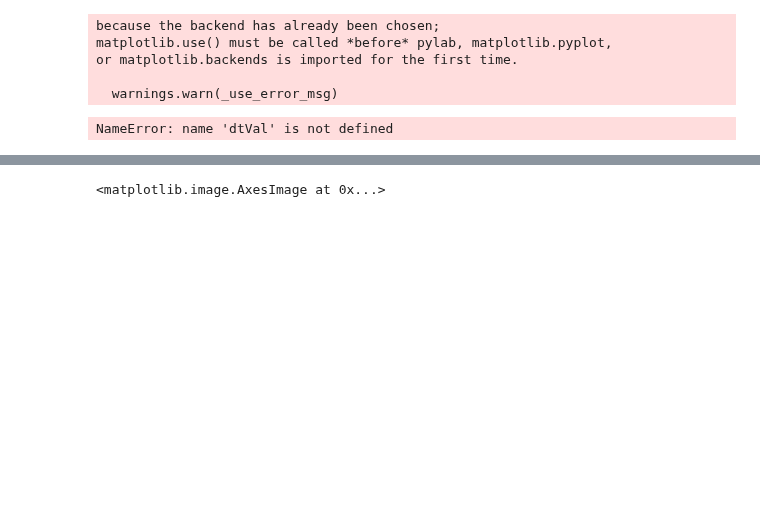
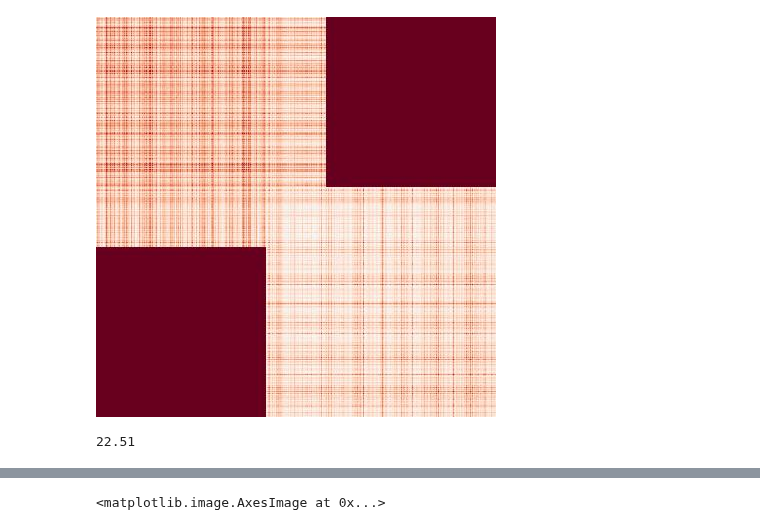
Before and after one commit to gpernelle/cortex, a Jupyter notebook: notebooks/2016-07-13_Task1-TF.ipynb, the cells around one changed output, grey strips where cells are left out. Saved outputs shown, nothing was run; the diff lists cells and outputs as text; code cells hidden in the pictures; blank space fills up the shorter version.

```diff
--- a/notebooks/2016-07-13_Task1-TF.ipynb
+++ b/notebooks/2016-07-13_Task1-TF.ipynb
@@ -213,10 +21,63 @@ dtVal = 0.25
-# %%
-from functionsTF import *
-runTFSimul(N,T)
-# %% [output]
-because the backend has already been chosen;
-matplotlib.use() must be called *before* pylab, matplotlib.pyplot,
-or matplotlib.backends is imported for the first time.
-
-  warnings.warn(_use_error_msg)
-NameError: name 'dtVal' is not defined
+# %%
+disp = False
+tauv = 15
+sG = 30
+
+### input 1: apple
+gpu = Tfnet(N=N,T=T, disp=disp, tauv=tauv, sG=sG)
+np.random.seed(2)
+apple = np.random.randint(0, 2, size=(T,1), dtype='int32')
+gpu.input = apple
+gpu.runTFSimul()
+apple_out = gpu.vvm[-1000:]
+
+
+### input 1: apple N200
+gpu = Tfnet(N=N//2,T=T, disp=disp, tauv=tauv, sG=sG)
+np.random.seed(2)
+apple = np.random.randint(0, 2, size=(T,1), dtype='int32')
+gpu.input = apple
+gpu.runTFSimul()
+apple_out_200 = gpu.vvm[-1000:]
+
+
+### input 2: pear
+gpu = Tfnet(N=N,T=T, disp=disp, tauv=tauv, sG=sG)
+np.random.seed(3)
+pear = np.random.randint(0, 2, size=(T,1), dtype='int32')
+gpu.input = pear
+gpu.runTFSimul()
+pear_out = gpu.vvm[-1000:]
+
+disp=True
+tauv = 45
+sG = 30
+
+### input 1: apple
+gpu = Tfnet(N=N,T=T, disp=disp, tauv=tauv, sG=sG)
+np.random.seed(2)
+apple = np.random.randint(0, 2, size=(T,1), dtype='int32')
+gpu.input = apple
+gpu.runTFSimul()
+apple_out_45 = gpu.vvm[-1000:]
+
+
+### input 1: apple N200
+gpu = Tfnet(N=N//2,T=T, disp=disp, tauv=tauv, sG=sG)
+np.random.seed(2)
+apple = np.random.randint(0, 2, size=(T,1), dtype='int32')
+gpu.input = apple
+gpu.runTFSimul()
+apple_out_200_45 = gpu.vvm[-1000:]
+
+
+### input 2: pear
+gpu = Tfnet(N=N,T=T, disp=disp, tauv=tauv, sG=sG)
+np.random.seed(3)
+pear = np.random.randint(0, 2, size=(T,1), dtype='int32')
+gpu.input = pear
+gpu.runTFSimul()
+pear_out_45 = gpu.vvm[-1000:]
+# %% [output]
+[figure, added]
+22.51
```
Also changed, not shown: parts of 13 cells of this notebook, 1 other file.
